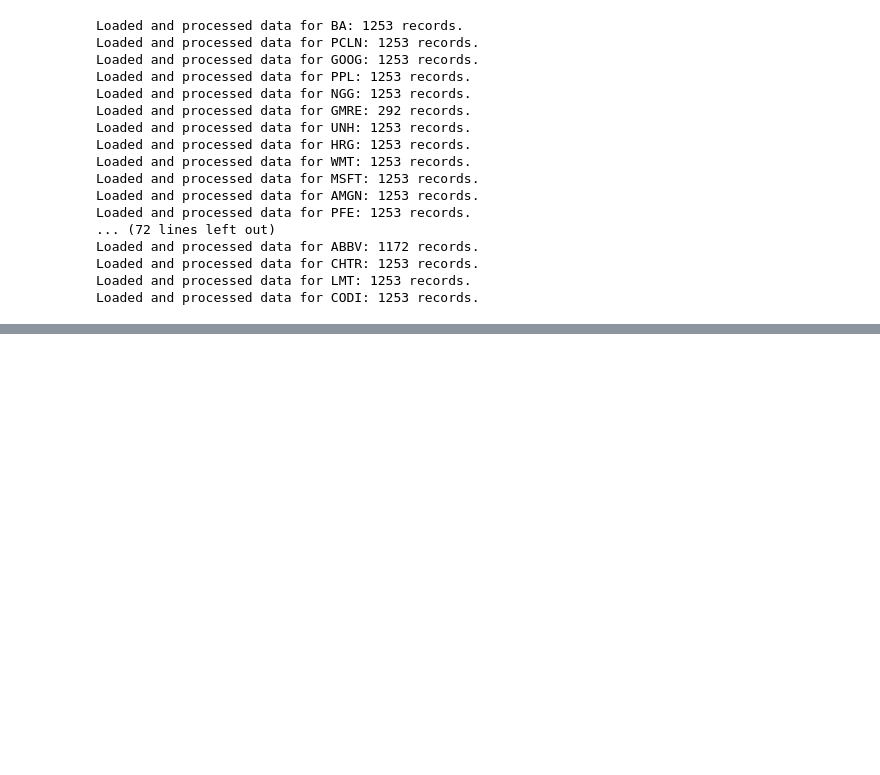
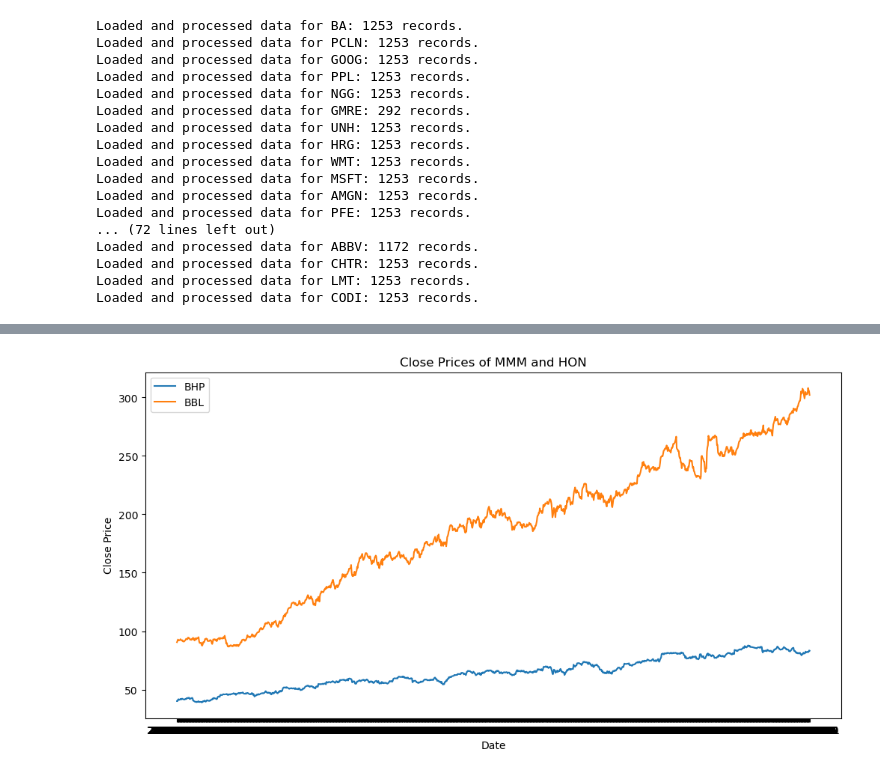
Before and after one commit to gitsouderos/Thesis, a Jupyter notebook: diffstock_PIPELINE/test.ipynb, the cells around one changed output, grey strips where cells are left out. Drawn from its saved outputs; the diff is of its cells as text; code cells hidden in the pictures; blank space fills up the shorter version.

```diff
--- a/diffstock_PIPELINE/test.ipynb
+++ b/diffstock_PIPELINE/test.ipynb
@@ -50,0 +76,17 @@ array([[[1.],
+# %%
+pair1 = pd.read_csv('../price/raw/DHR.csv')
+pair2 = pd.read_csv('../price/raw/LMT.csv')
+# %%
+# Plot the prices of the two stocks
+import matplotlib.pyplot as plt
+
+plt.figure(figsize=(12, 6))
+plt.plot(pair1['Date'], pair1['Close'], label='BHP')
+plt.plot(pair2['Date'], pair2['Close'], label='BBL')
+plt.xlabel('Date')
+plt.ylabel('Close Price')
+plt.title('Close Prices of MMM and HON')
+plt.legend()
+plt.show()
+# %% [output]
+[figure, added]
```
Also changed, not shown: parts of 4 cells of this notebook, 1 other file.
